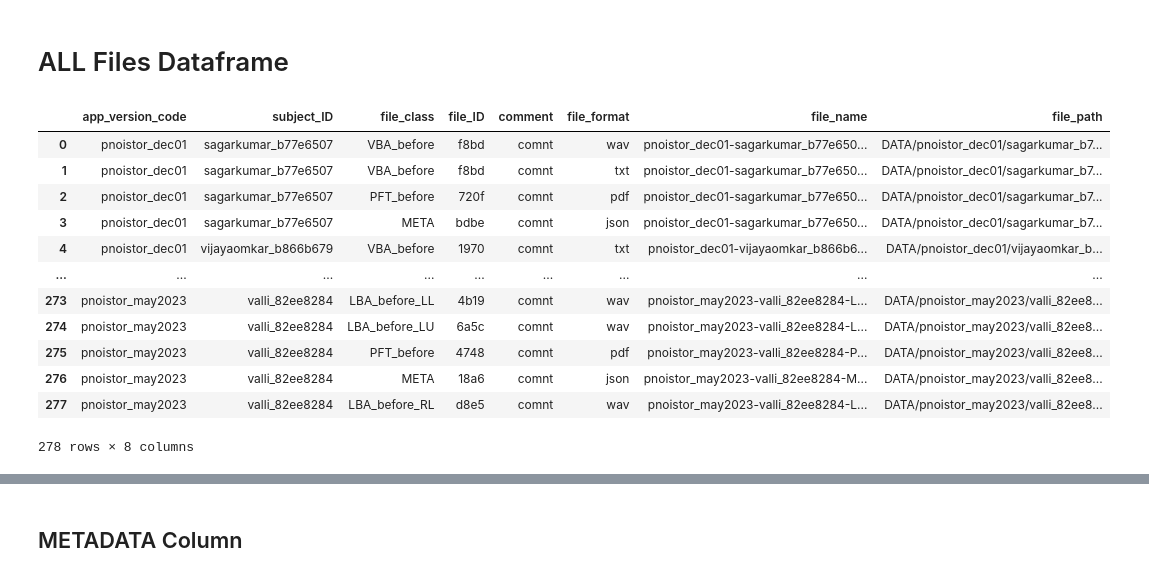
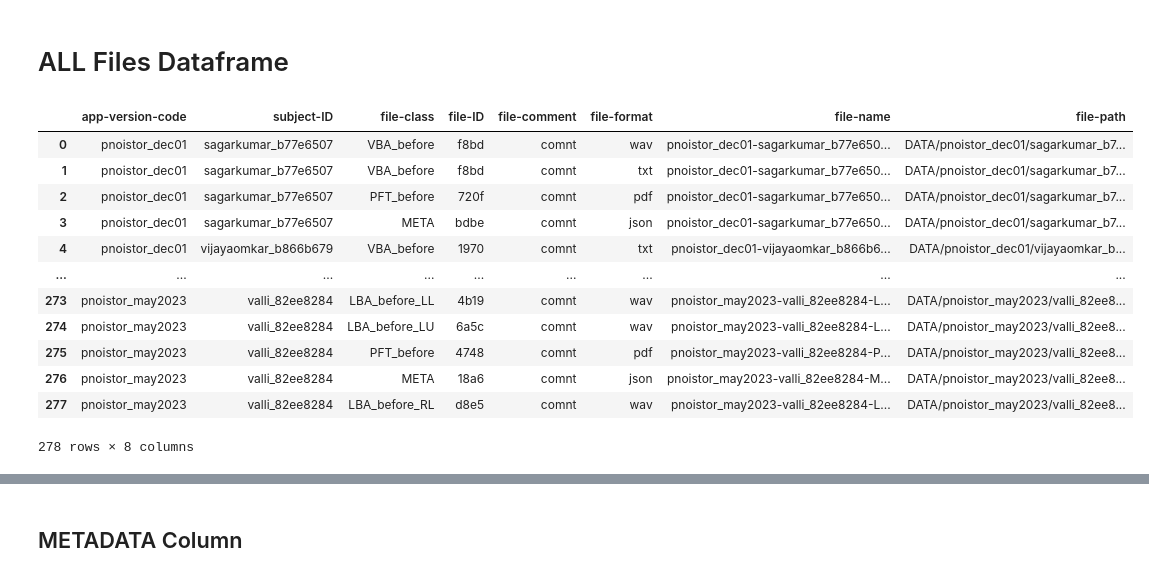
Before and after one commit to vaguebrownfox01/pnoi-anotest, a Jupyter notebook: dataset.ipynb, the cells around one changed output, grey strips where cells are left out. Saved outputs shown, nothing was run; the diff lists cells and outputs as text; code cells hidden in the pictures.

```diff
--- a/dataset.ipynb
+++ b/dataset.ipynb
@@ -23,24 +19,26 @@ META_SEP="_"
+# %%
+FILE_PARTS = ["app-version-code", "subject-ID", "file-class", "file-ID", "file-comment", "file-format", "file-name", "file-path"]
+SEP="-"; META_SEP="_"
 # %% [markdown]
 # ALL Files Dataframe
 # %%
 all_data_files = glob.glob(GLOB_PATH)
 
 
-def file_info(file_path: str) -> dict:
+def process_file_info(file_path: str) -> dict:
 
     file_name: str = os.path.basename(file_path)
     file_name_parts = file_name.replace(".", SEP).split(sep=SEP)
     file_name_parts += [file_name, file_path]
-    part_names = FILE_PARTS +["file_name", "file_path"]
 
-    file_info_dict = { p:file_name_parts[i] for i, p in enumerate(part_names) }
+    file_info_dict = { p:file_name_parts[i] for i, p in enumerate(FILE_PARTS) }
 
     return file_info_dict
 
-all_data_files_DF = pd.DataFrame([file_info(f) for f in all_data_files])
+all_data_files_DF = pd.DataFrame([process_file_info(f) for f in all_data_files])
 all_data_files_DF.to_csv(f"{REPORT_PATH}/all_data_files.csv", index=False); all_data_files_DF
 # %% [output]
-|  | app_version_code | subject_ID | file_class | file_ID | comment | file_format | file_name | file_path |
+|  | app-version-code | subject-ID | file-class | file-ID | file-comment | file-format | file-name | file-path |
 | 0 | pnoistor_dec01 | sagarkumar_b77e6507 | VBA_before | f8bd | comnt | wav | pnoistor_dec01-sagarkumar_b77e650... | DATA/pnoistor_dec01/sagarkumar_b7... |
 | 1 | pnoistor_dec01 | sagarkumar_b77e6507 | VBA_before | f8bd | comnt | txt | pnoistor_dec01-sagarkumar_b77e650... | DATA/pnoistor_dec01/sagarkumar_b7... |
 | 2 | pnoistor_dec01 | sagarkumar_b77e6507 | PFT_before | 720f | comnt | pdf | pnoistor_dec01-sagarkumar_b77e650... | DATA/pnoistor_dec01/sagarkumar_b7... |
```
Also changed, not shown: parts of 11 cells of this notebook, 4 other files.
